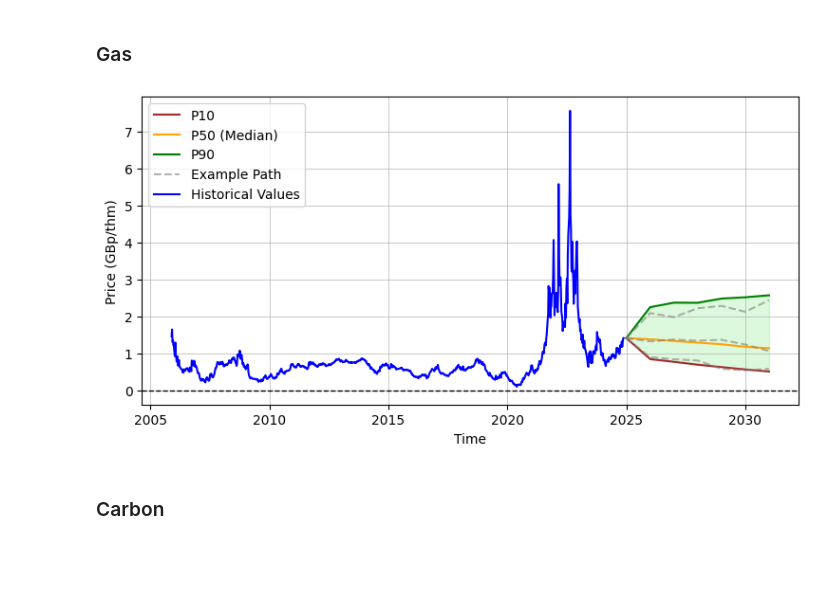
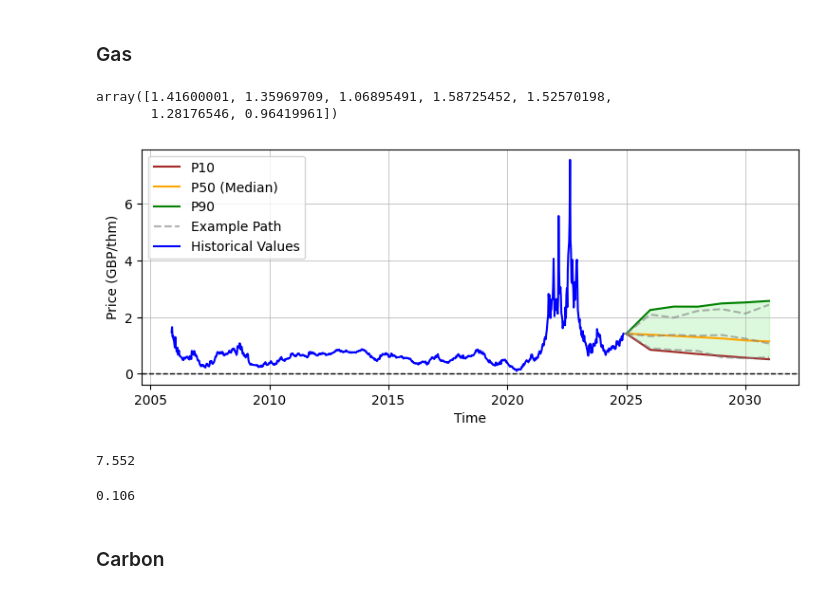
Before and after one commit to eivinddb/project_thesis, a Jupyter notebook: main.ipynb, the cells around one changed output. Drawn from its saved outputs; the diff is of its cells as text; code cells hidden in the pictures; blank space fills up the shorter version.

```diff
--- a/main.ipynb
+++ b/main.ipynb
@@ -33,5 +24,10 @@ FieldOperatorPath Simulation complete at 451 ms
 # %% [markdown]
 ### Gas
+# %%
+fo_simulation.paths[0].state_variables["P_gas"]
+# %% [output]
+array([1.41600001, 1.35969709, 1.06895491, 1.58725452, 1.52570198,
+       1.28176546, 0.96419961])
 # %%
 # Load and preprocess historical data
 file_path = "Price History_gas_weekly.xlsx - Sheet2.csv"  # Replace with your file path
@@ -42,35 +38,43 @@ historical_data["Exchange Date"] = pd.to_datetime(historical_data["Exchange Date
 
 
 # Calculate fractional years for each week
 historical_data["Year"] = historical_data["Exchange Date"].dt.year
 historical_data["Week"] = historical_data["Exchange Date"].dt.isocalendar().week
 
 # Handle cases where Week wraps around (e.g., last days of a year in week 1 of next year)
 historical_data["Week"] = historical_data.apply(
     lambda row: row["Week"] + (52 if row["Week"] < 10 and row["Exchange Date"].month == 12 else 0), axis=1
 )
 
 # Interpolate fractional years
 historical_data["Fractional Year"] = (
     historical_data["Year"] + (historical_data["Week"] - 1) / 52  # Assuming 52 weeks per year
 )
 
 # Extract fractional years and corresponding values
 historical_years = historical_data["Fractional Year"].values
 historical_values = historical_data["Close"].values
 all_P_gas = np.array([path.state_variables["P_gas"] for path in fo_simulation.paths])
 
 # Call the function
 plot_state_variable_paths(
     years,  # Your simulated years array
     all_P_gas,  # Your simulated state variable paths
-    ylabel="Price (GBp/thm)",
+    ylabel="Price (GBP/thm)",
     historical_weeks=historical_years,
     historical_values=historical_values,
     save_path="./figures/07_gas_price.png",
 )
 # %% [output]
-[figure, old version]
+[figure, new version]
+# %%
+max(historical_values)
+# %% [output]
+7.552
+# %%
+min(historical_values)
+# %% [output]
+0.106
 # %% [markdown]
 ### Carbon
 # %%
```
Also changed, not shown: parts of 116 cells of this notebook, 16 other files.
